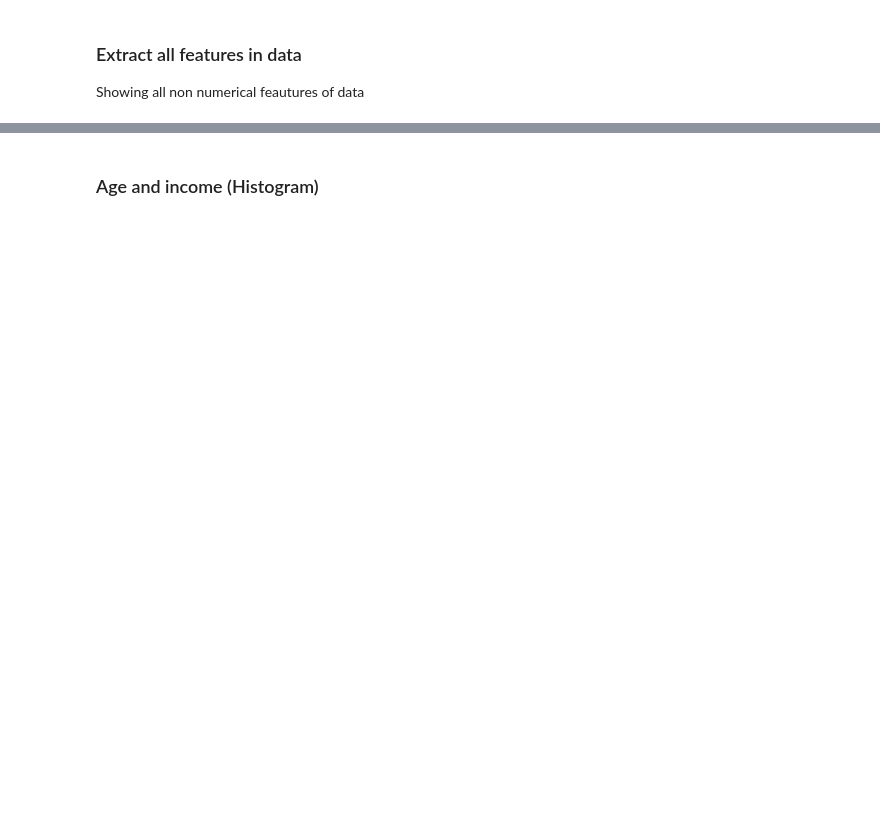
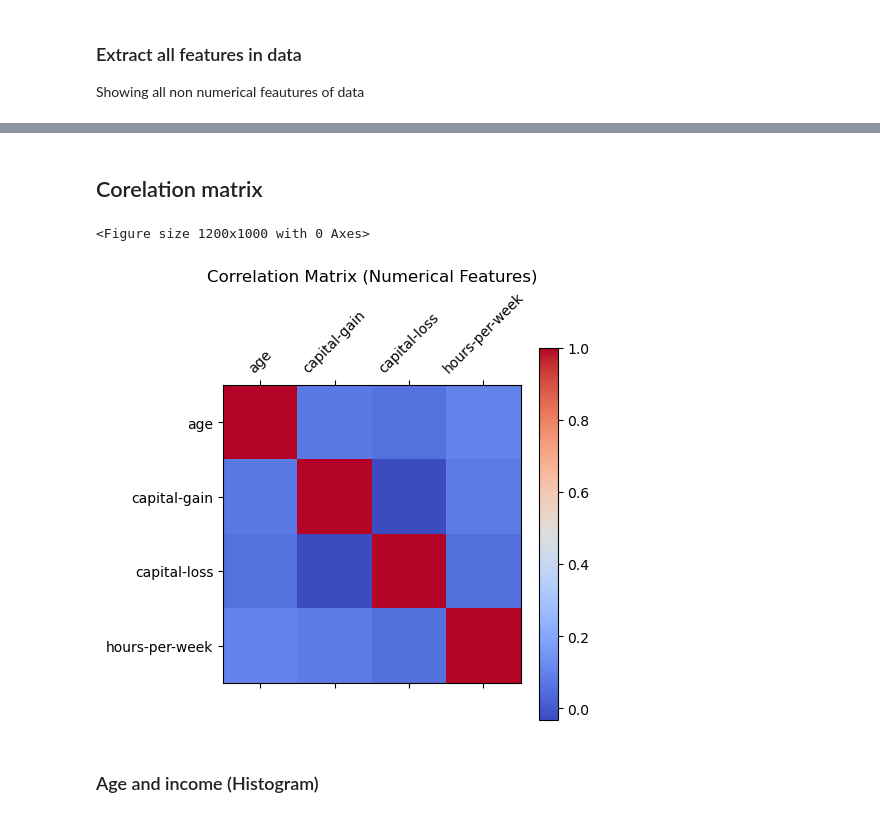
Before and after one commit to Ahmedfull02/AI-MPI, a Jupyter notebook: Adults income predicition using gradient boosting.ipynb, the cells around one changed output, grey strips where cells are left out. Cells and saved outputs as stored; diff of their text form; code cells hidden in the pictures; blank space fills up the shorter version.

```diff
--- a/Adults income predicition using gradient boosting.ipynb
+++ b/Adults income predicition using gradient boosting.ipynb
@@ -45,3 +79,34 @@ data_feat
+# %% [markdown]
+## Corelation matrix
+# %%
+import pandas as pd
+import matplotlib.pyplot as plt
+
+# Assuming 'data' is your DataFrame
+
+# Select only numerical features
+numerical_features = data.select_dtypes(include=np.number)
+
+# Calculate correlation matrix for numerical features
+corr_matrix = numerical_features.corr()
+
+# Create the correlation matrix plot
+plt.figure(figsize=(12, 10))
+plt.matshow(corr_matrix, cmap='coolwarm')
+plt.colorbar()
+
+# Set tick labels for numerical features (adjust based on your data)
+plt.xticks(range(len(corr_matrix.columns)), corr_matrix.columns, rotation=45)
+plt.yticks(range(len(corr_matrix.columns)), corr_matrix.columns)
+
+# Add title
+plt.title('Correlation Matrix (Numerical Features)')
+
+# Display the plot
+plt.show()
+# %% [output]
+<Figure size 1200x1000 with 0 Axes>
+[figure, added]
 # %% [markdown]
 ### Age and income (Histogram)
 # %%
```
Also changed, not shown: parts of 18 cells of this notebook, 3 other files.
